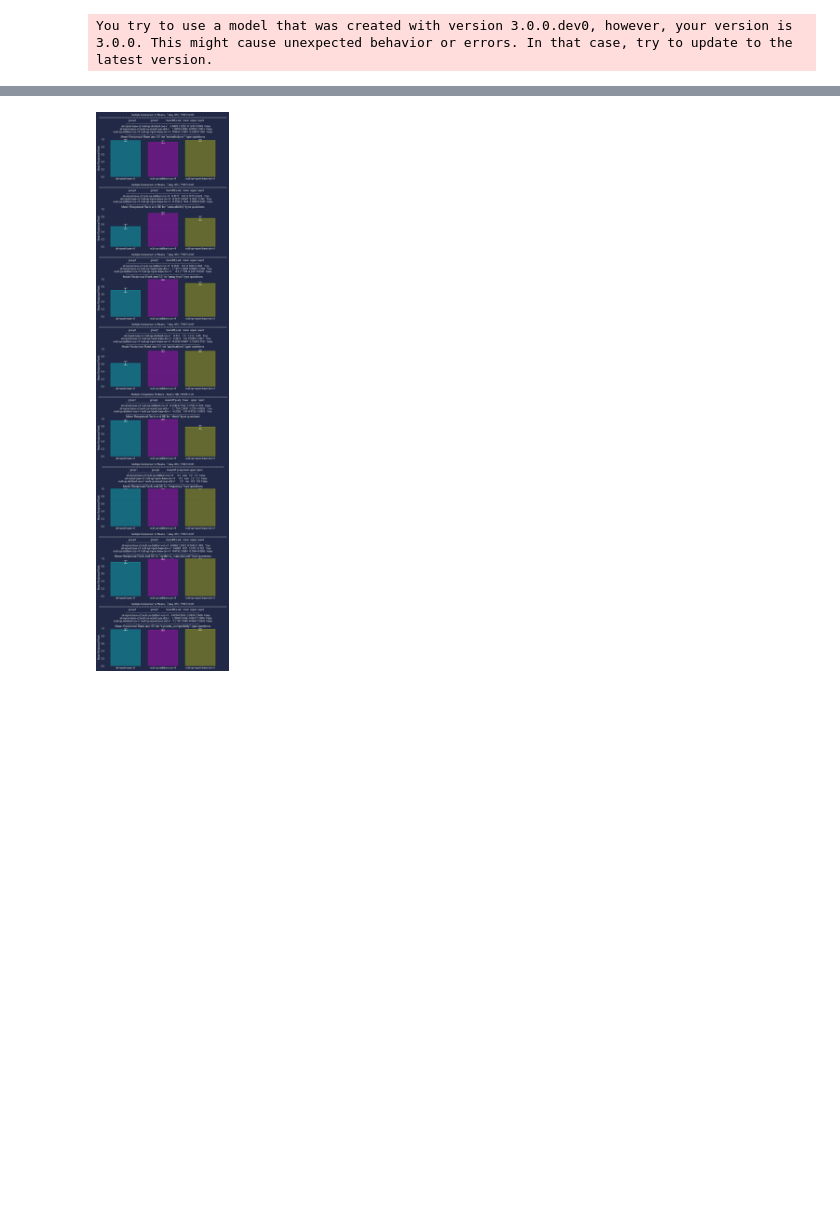
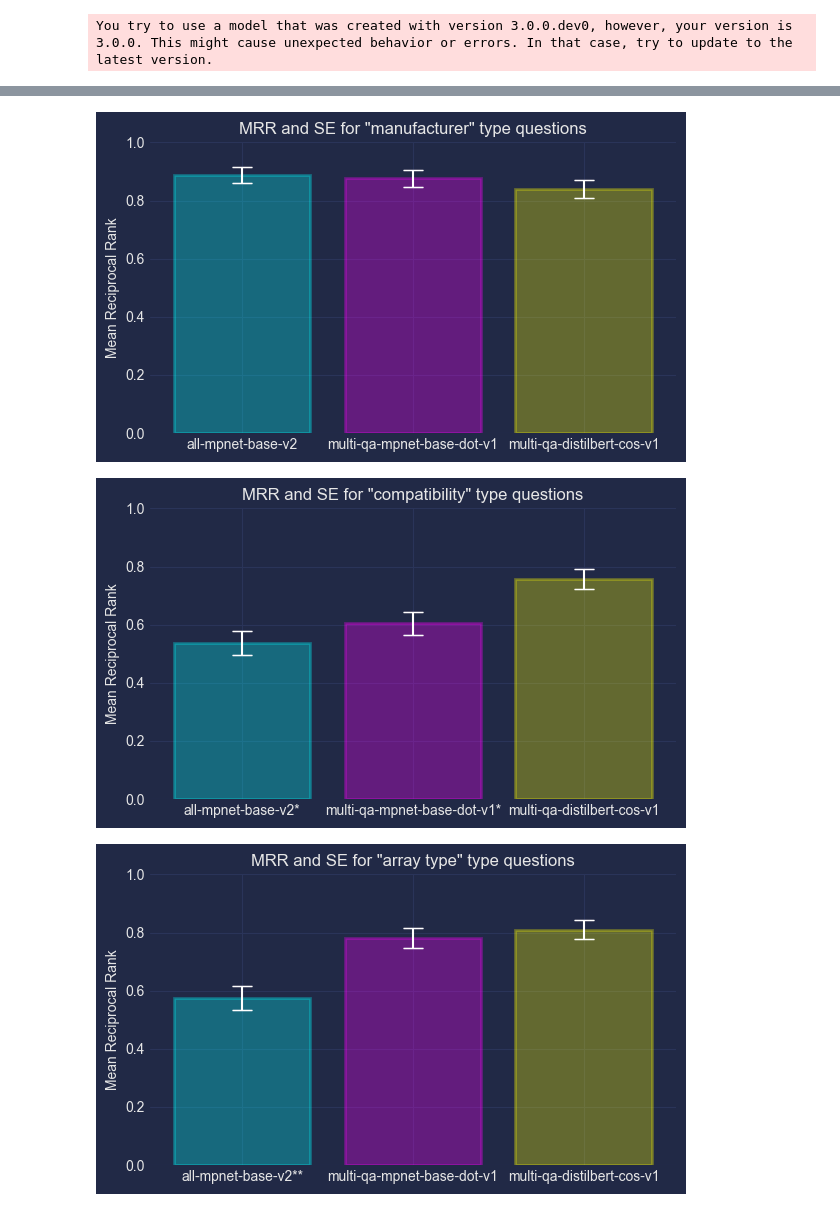
Before and after one commit to dennisvdang/QA-Retrieval-System, a Jupyter notebook: notebooks/qa_system.ipynb, the cells around one changed output, grey strips where cells are left out. Saved outputs shown, nothing was run; the diff lists cells and outputs as text; code cells hidden in the pictures; blank space fills up the shorter version.

```diff
--- a/notebooks/qa_system.ipynb
+++ b/notebooks/qa_system.ipynb
@@ -200,13 +448,13 @@ for model_name, model in models.items():
 You try to use a model that was created with version 3.0.0.dev0, however, your version is 3.0.0. This might cause unexpected behavior or errors. In that case, try to update to the latest version.
 # %%
 def compute_rr(embeddings, ranking_method):
-    results_df = documents_df.copy()
+    results_df = merged_df.copy()
     results_df['absolute_rank'] = 0
     results_df['rr'] = 0.0
 
-    for i, question in enumerate(documents_df['questions']):
-        relevant_doc = documents_df['relevant_documents'].iloc[i]
-        query_emb = embeddings['questions'][i].unsqueeze(0)  # Add batch dimension
+    for i, question in enumerate(merged_df['question']):
+        relevant_doc = merged_df['content'].iloc[i]
+        query_emb = embeddings['question'][i].unsqueeze(0)  # Add batch dimension
 
         if ranking_method == 'dot_score':
             scores = util.dot_score(query_emb, embeddings['content'])[0].cpu().tolist()
@@ -214,7 +462,7 @@ def compute_rr(embeddings, ranking_method):
             scores = util.cos_sim(query_emb, embeddings['content'])[0].cpu().tolist()
 
         # Combine docs & scores
-        doc_score_pairs = list(zip(documents_df['content'], scores))
+        doc_score_pairs = list(zip(merged_df['content'], scores))
 
         # Sort by decreasing score
         doc_score_pairs = sorted(doc_score_pairs, key=lambda x: x[1], reverse=True)
@@ -242,13 +490,8 @@ results = {
     'multi-qa-distilbert-cos-v1': compute_rr(embeddings['multi-qa-distilbert-cos-v1'], 'cos_sim')
 }
 # %%
-import mplcyberpunk
-
-# Set the style to cyberpunk
-plt.style.use("cyberpunk")
-
 # Define the order of models
-model_order = ['all-mpnet-base-v2', 'multi-qa-distilbert-cos-v1', 'multi-qa-mpnet-base-dot-v1']
+model_order = ['all-mpnet-base-v2', 'multi-qa-mpnet-base-dot-v1', 'multi-qa-distilbert-cos-v1']
 
 # Filter RR values for different 'probes' and 'systems' question types
 probe_types = ['manufacturer', 'compatibility', 'array type', 'applications', 'stock', 'frequency']
@@ -278,6 +521,5 @@ for i, model_key in enumerate(model_order):
     mplcyberpunk.make_lines_glow(ax[i])
 
 plt.tight_layout()
-plt.savefig('../images/boxplot.png', dpi=96, bbox_inches='tight')
 plt.show()
 # %% [output]
@@ -304,42 +546,51 @@ for ptype in all_types:
     tukey_df = pd.DataFrame(tukey_data, columns=['QuestionType', 'Model', 'RR'])
     tukey_result = pairwise_tukeyhsd(endog=tukey_df['RR'],
                                      groups=tukey_df['Model'],
                                      alpha=0.05)
     tukey_results[ptype] = tukey_result
 
 # Colors for different models
 colors = ['cyan', 'magenta', 'yellow']
 
-fig, axes = plt.subplots(nrows=len(all_types), figsize=(8, 4 * len(all_types)))
+for ptype in all_types:
+    # Create a new figure for each question type
+    fig, ax = plt.subplots(figsize=(6, 4))
 
-if len(all_types) == 1:
-    axes = [axes]
-
-for ax, ptype in zip(axes, all_types):
     # Data for plotting
     means = mean_rr_by_type[ptype]
     errors = se_rr_by_type[ptype]
     x = np.arange(len(means))
 
     # Creating bar chart
     bars = ax.bar(x, means, yerr=errors, color=colors, capsize=7, alpha=0.3, linewidth=2, ecolor='white')
     for bar, color in zip(bars, colors):
         bar.set_edgecolor(color)
     ax.set_xticks(x)
     ax.set_xticklabels(model_order)
-    ax.set_title(f'Mean Reciprocal Rank and SE for "{ptype}"-type questions')
+    ax.set_title(f'MRR and SE for "{ptype}" type questions')
     ax.set_ylim(0, 1)
     ax.set_ylabel('Mean Reciprocal Rank')
     ax.set_yticks(np.linspace(0, 1, 6))
 
     # Add cyberpunk-style effects
     mplcyberpunk.make_lines_glow(ax, alpha_line=0.6)
 
-    # Print Tukey's HSD results above the bar chart
-    ax.text(0.5, 1.1, str(tukey_results[ptype]), transform=ax.transAxes, ha='center')
+    # Add asterisks based on Tukey's HSD results
+    tukey_result = tukey_results[ptype]
+    asterisks_list = ['' for _ in model_order]
+    for comparison in tukey_result.summary().data[1:]:
+        group1, group2, meandiff, p_adj, lower, upper, reject = comparison
+        if reject:  # If the null hypothesis is rejected
+            if meandiff > 0:  # group1 has a higher mean than group2
+                asterisks_list[model_order.index(group1)] += '*'
+            elif meandiff < 0:  # group2 has a higher mean than group1
+                asterisks_list[model_order.index(group2)] += '*'
+    ax.set_xticklabels([f"{label}{asterisks}" for label, asterisks in zip(model_order, asterisks_list)])
 
-plt.tight_layout()
-plt.savefig('../images/bar_chart.png', dpi=96, bbox_inches='tight')
-plt.show()
+    plt.tight_layout(rect=[0, 0.1, 1, 1])  # Adjust the bottom margin
+    plt.savefig(f'../images/bar_chart_{ptype}.png', dpi=300, bbox_inches='tight')
+    plt.show()
 # %% [output]
-[figure, old version]
+[figure, new version]
+[figure, added]
+[figure, added]
```
Also changed, not shown: parts of 34 cells of this notebook, 44 other files.
